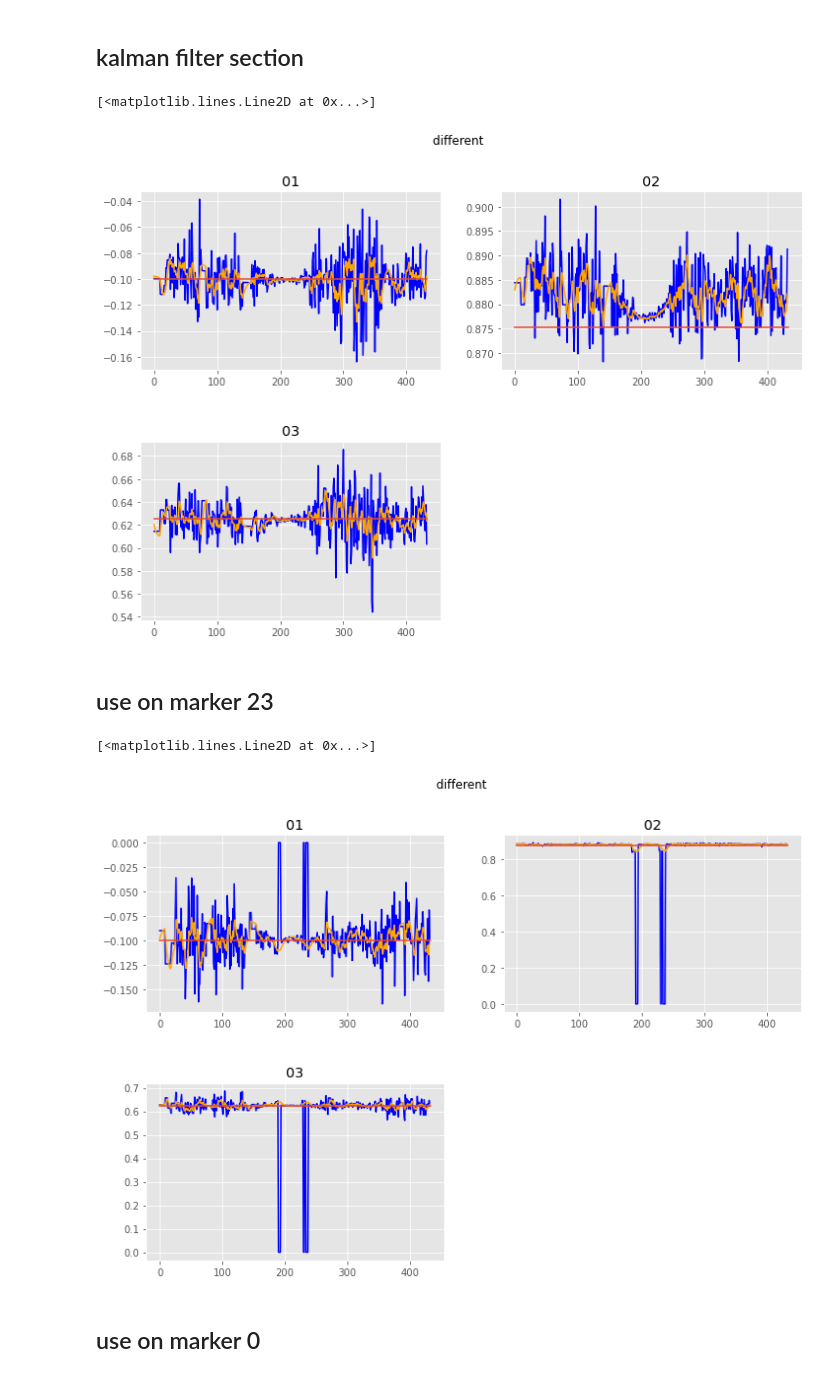
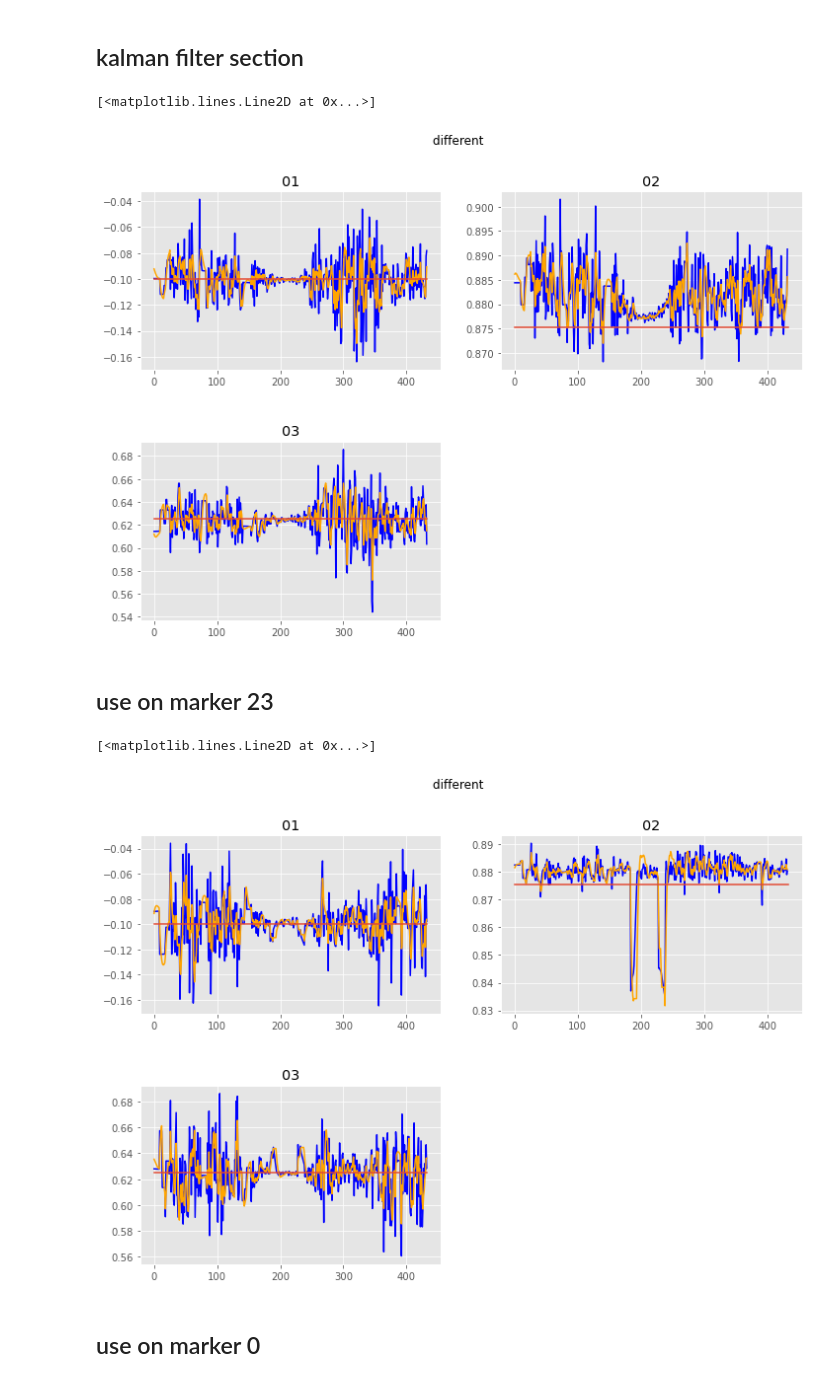
Before and after one commit to nilshao/data_process, a Jupyter notebook: 01static_camera_calibration/01static_camera_calibration.ipynb, the cells around one changed output. Cells and saved outputs as stored; diff of their text form; code cells hidden in the pictures.

```diff
--- a/01static_camera_calibration/01static_camera_calibration.ipynb
+++ b/01static_camera_calibration/01static_camera_calibration.ipynb
@@ -435,19 +444,24 @@ kalman_ori.transitionMatrix = np.array([[1, 0, 0, 1, 0, 0],
                                     [0, 0, 0, 0, 1, 0],
                                     [0, 0, 0, 0, 0, 1],], np.float32)
 
-# noise covariance
+# Process Noise noise covariance
 kalman_pos.processNoiseCov = np.array([ [1, 0, 0, 0, 0, 0],
                                     [0, 1, 0, 0, 0, 0],
                                     [0, 0, 1, 0, 0, 0],
                                     [0, 0, 0, 1, 0, 0],
                                     [0, 0, 0, 0, 1, 0],
-                                    [0, 0, 0, 0, 0, 1]], np.float32)*1e-3
+                                    [0, 0, 0, 0, 0, 1]], np.float32)*1e-5
 kalman_ori.processNoiseCov = np.array([ [1, 0, 0, 0, 0, 0],
                                     [0, 1, 0, 0, 0, 0],
                                     [0, 0, 1, 0, 0, 0],
                                     [0, 0, 0, 1, 0, 0],
                                     [0, 0, 0, 0, 1, 0],
                                     [0, 0, 0, 0, 0, 1]], np.float32)*1e-5
+
+# Measurement Noise Covariance
+kalman_pos.measurementNoiseCov = np.array([[1, 0, 0],
+                                        [0, 1, 0],
+                                        [0, 0, 1]], np.float32)*1e-3
 # %% [markdown]
 # initalize measurement and predictions
 # %%
@@ -490,7 +504,8 @@ def kalman_filter(position,orientation):
     kalman_pos.correct(current_measurement_pos10)
  #   kalman_ori.correct(current_measurement_ori)
     # current kalman prediction
-    current_prediction_pos10 = kalman_pos.predict()
+    if(x!=0):
+        current_prediction_pos10 = kalman_pos.predict()
  #   current_prediction_ori = kalman_ori.predict()
 
  #   print(x)
@@ -545,7 +560,7 @@ y_coordinates = [zt, zt]
 ax223.plot(x_coordinates, y_coordinates)
 # %% [output]
 [<matplotlib.lines.Line2D at 0x...>]
-[figure, old version]
+[figure, new version]
 # %% [markdown]
 ## use on marker 23
 # %%
@@ -581,13 +596,18 @@ kalman_pos.processNoiseCov = np.array([ [1, 0, 0, 0, 0, 0],
                                     [0, 0, 1, 0, 0, 0],
                                     [0, 0, 0, 1, 0, 0],
                                     [0, 0, 0, 0, 1, 0],
-                                    [0, 0, 0, 0, 0, 1]], np.float32)*1e-3
+                                    [0, 0, 0, 0, 0, 1]], np.float32)*1e-5
 kalman_ori.processNoiseCov = np.array([ [1, 0, 0, 0, 0, 0],
                                     [0, 1, 0, 0, 0, 0],
                                     [0, 0, 1, 0, 0, 0],
                                     [0, 0, 0, 1, 0, 0],
                                     [0, 0, 0, 0, 1, 0],
                                     [0, 0, 0, 0, 0, 1]], np.float32)*1e-5
+
+# Measurement Noise Covariance
+kalman_pos.measurementNoiseCov = np.array([[1, 0, 0],
+                                        [0, 1, 0],
+                                        [0, 0, 1]], np.float32)*1e-3
 # %%
 # initalize measurement and predictions
 last_measurement_pos23 = current_measurement_pos23 = (data_from23['x'][0],data_from23['y'][0],data_from23['z'][0])
@@ -648,7 +668,7 @@ for i in range (0,len(data_from23['x'])):
 # %%
 x23 = df23['x']
 y23 = df23['y']
-z23 = data_from23['z']
+z23 = df23['z']
 xf23 = filtered_pos_array23[:,0]
 yf23 = filtered_pos_array23[:,1]
 zf23 = filtered_pos_array23[:,2]
@@ -656,34 +676,34 @@ zf23 = filtered_pos_array23[:,2]
 fig = plt.figure()
 fig.suptitle('different ')
 fig.subplots_adjust(hspace=0.4)
 
 ax221 = fig.add_subplot(221)
 ax221.set_title('01')
 ax221.plot(x23, color='blue')
 ax221.plot(xf23, color='orange')
 x_coordinates = [0,len(data_from0['x'])]
 y_coordinates = [xt, xt]
 ax221.plot(x_coordinates, y_coordinates)
 
 ax222 = fig.add_subplot(222)
 ax222.set_title('02')
 ax222.plot(y23, color='blue')
 ax222.plot(yf23, color='orange')
 x_coordinates = [0,len(data_from0['x'])]
 y_coordinates = [yt, yt]
 ax222.plot(x_coordinates, y_coordinates)
 
 ax223 = fig.add_subplot(223)
 ax223.set_title('03')
 ax223.plot(z23, color='blue')
 ax223.plot(zf23, color='orange')
 ax223.plot(zt,color='red')
 x_coordinates = [0,len(data_from0['x'])]
 y_coordinates = [zt, zt]
 ax223.plot(x_coordinates, y_coordinates)
 # %% [output]
 [<matplotlib.lines.Line2D at 0x...>]
-[figure, old version]
+[figure, new version]
 # %% [markdown]
 ## use on marker 0
 # %%
```
Also changed, not shown: parts of 7 cells of this notebook.
